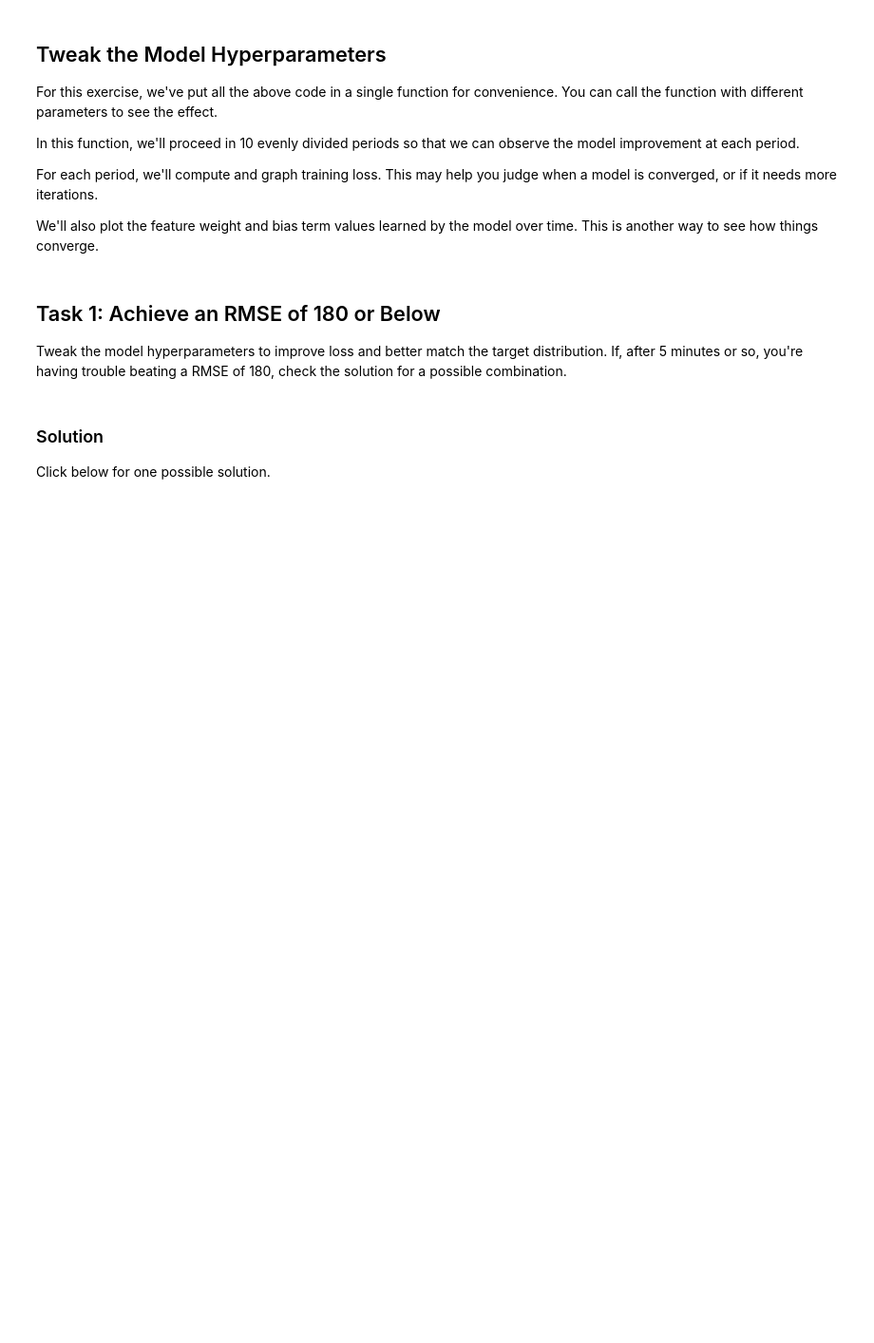
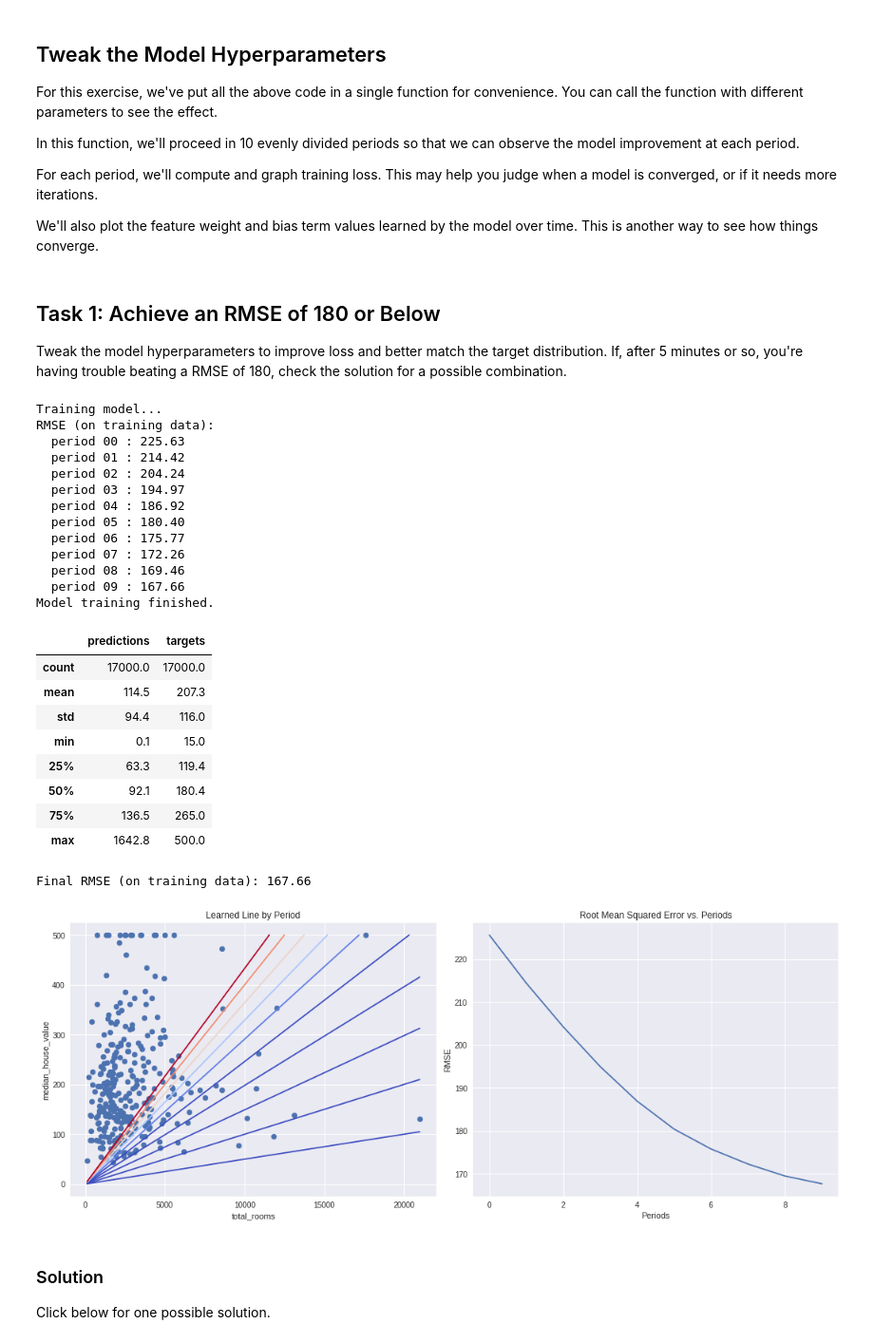
Before and after one commit to na018/python, a Jupyter notebook: first_steps_with_tensor_flow.ipynb, the cells around one changed output. Shown: that part at 95% size. Cells and saved outputs as stored; diff of their text form; code cells hidden in the pictures; blank space fills up the shorter version.

```diff
--- a/first_steps_with_tensor_flow.ipynb
+++ b/first_steps_with_tensor_flow.ipynb
@@ -377,9 +478,34 @@ If, after 5 minutes or so, you're having trouble beating a RMSE of 180, check th
 # %%
 train_model(
     learning_rate=0.00001,
-    steps=100,
-    batch_size=1
+    steps=1000,
+    batch_size=10
 )
+# %% [output]
+Training model...
+RMSE (on training data):
+  period 00 : 225.63
+  period 01 : 214.42
+  period 02 : 204.24
+  period 03 : 194.97
+  period 04 : 186.92
+  period 05 : 180.40
+  period 06 : 175.77
+  period 07 : 172.26
+  period 08 : 169.46
+  period 09 : 167.66
+Model training finished.
+|  | predictions | targets |
+| count | 17000.0 | 17000.0 |
+| mean | 114.5 | 207.3 |
+| std | 94.4 | 116.0 |
+| min | 0.1 | 15.0 |
+| 25% | 63.3 | 119.4 |
+| 50% | 92.1 | 180.4 |
+| 75% | 136.5 | 265.0 |
+| max | 1642.8 | 500.0 |
+Final RMSE (on training data): 167.66
+[figure, added]
 # %% [markdown]
 ### Solution
 
```
Also changed, not shown: parts of 12 cells of this notebook.
